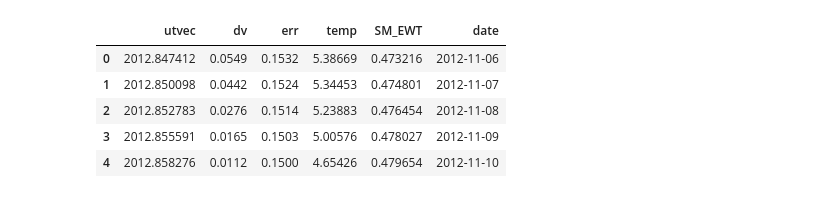
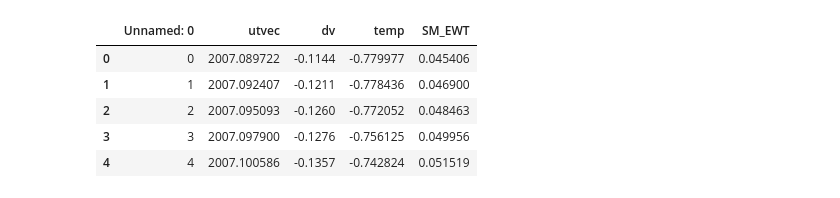
Before and after one commit to UW-ESS-DS/MLGeo_2023_Utahdvv_to_moisture, a Jupyter notebook: 1_model_training/1_simpleNN.ipynb, the cells around one changed output. Drawn from its saved outputs; the diff is of its cells as text; code cells hidden in the pictures.

```diff
--- a/1_model_training/1_simpleNN.ipynb
+++ b/1_model_training/1_simpleNN.ipynb
@@ -13,14 +17,16 @@ import pandas as pd
 # %%
 # Read in data and display first 5 rows
-fn='../Data/INTERP_CTU.csv'
-features = pd.read_csv(fn)
+fn='./Concat_data.csv'
+features1 = pd.read_csv(fn)
+
+features=features1
 features.head()
 # %% [output]
-|  | utvec | dv | err | temp | SM_EWT | date |
-| 0 | 2012.847412 | 0.0549 | 0.1532 | 5.38669 | 0.473216 | 2012-11-06 |
-| 1 | 2012.850098 | 0.0442 | 0.1524 | 5.34453 | 0.474801 | 2012-11-07 |
-| 2 | 2012.852783 | 0.0276 | 0.1514 | 5.23883 | 0.476454 | 2012-11-08 |
-| 3 | 2012.855591 | 0.0165 | 0.1503 | 5.00576 | 0.478027 | 2012-11-09 |
-| 4 | 2012.858276 | 0.0112 | 0.1500 | 4.65426 | 0.479654 | 2012-11-10 |
+|  | Unnamed: 0 | utvec | dv | temp | SM_EWT |
+| 0 | 0 | 2007.089722 | -0.1144 | -0.779977 | 0.045406 |
+| 1 | 1 | 2007.092407 | -0.1211 | -0.778436 | 0.046900 |
+| 2 | 2 | 2007.095093 | -0.1260 | -0.772052 | 0.048463 |
+| 3 | 3 | 2007.097900 | -0.1276 | -0.756125 | 0.049956 |
+| 4 | 4 | 2007.100586 | -0.1357 | -0.742824 | 0.051519 |
 # %%
 # Assuming you have three time series: dv, temperature, and soil moisture
```
Also changed, not shown: parts of 14 cells of this notebook, 3 other files.
